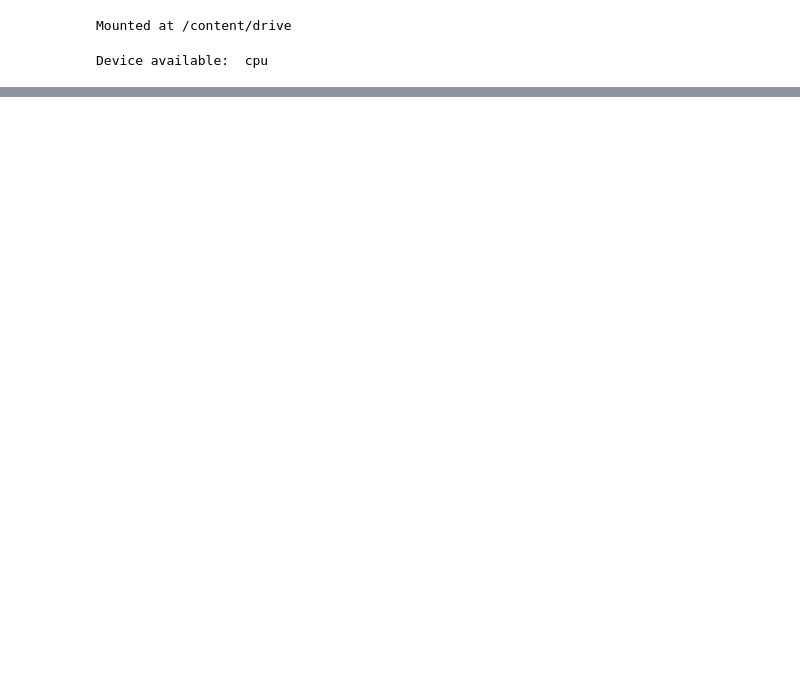
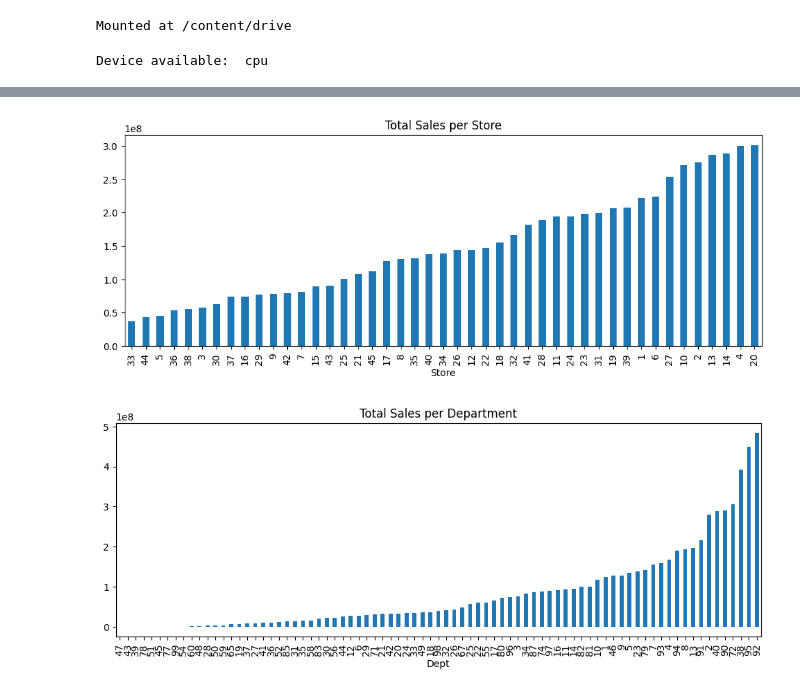
Before and after one commit to gkuch22/ml-final, a Jupyter notebook: final_model_experiment_xgboost.ipynb, the cells around one changed output, grey strips where cells are left out. Saved outputs shown, nothing was run; the diff lists cells and outputs as text; code cells hidden in the pictures; blank space fills up the shorter version.

```diff
--- a/final_model_experiment_xgboost.ipynb
+++ b/final_model_experiment_xgboost.ipynb
@@ -81,0 +181,11 @@ features
+# %%
+store_sales = merged_df.groupby('Store')['Weekly_Sales'].sum().sort_values()
+store_sales.plot(kind='bar', figsize=(12, 4), title="Total Sales per Store")
+plt.show()
+
+dept_sales = merged_df.groupby('Dept')['Weekly_Sales'].sum().sort_values()
+dept_sales.plot(kind='bar', figsize=(12, 4), title="Total Sales per Department")
+plt.show()
+# %% [output]
+[figure, added]
+[figure, added]
```
Also changed, not shown: parts of 21 cells of this notebook.
